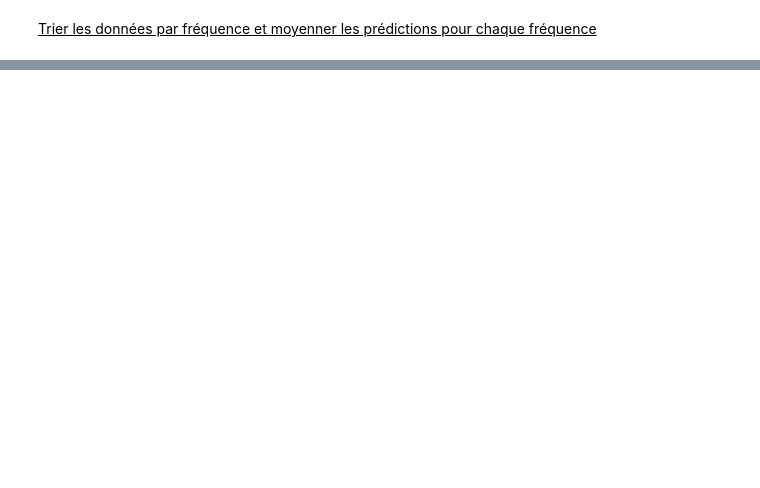
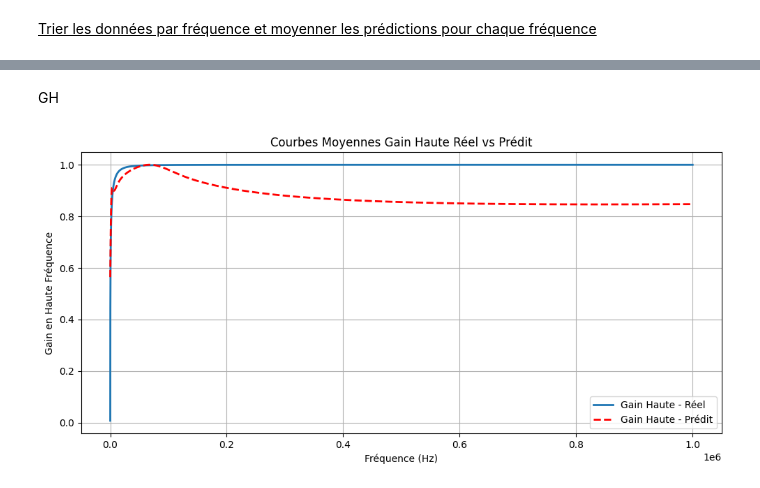
Before and after one commit to Dream-Team-L3MI/Projet_L3MI, a Jupyter notebook: Partie_2_S6/NN_test/RC_AC_pinns.ipynb, the cells around one changed output, grey strips where cells are left out. Drawn from its saved outputs; the diff is of its cells as text; code cells hidden in the pictures; blank space fills up the shorter version.

```diff
--- a/Partie_2_S6/NN_test/RC_AC_pinns.ipynb
+++ b/Partie_2_S6/NN_test/RC_AC_pinns.ipynb
@@ -310,0 +542,34 @@ plt.show()
+# %% [markdown]
+GH
+# %%
+import pandas as pd
+
+# Récupération des fréquences dénormalisées et des valeurs (réelles et prédites)
+frequencies = scaler_x.inverse_transform(X_tensor.numpy())[:, 3]
+gain_haute_true = Y_true_original_GH[:, 0]
+gain_haute_pred = predictions_original_GH[:, 0]
+
+# Créer un DataFrame pour regrouper et moyenner par fréquence
+df_plot = pd.DataFrame({
+    "Frequency": frequencies,
+    "Gain_haute_true": gain_haute_true,
+    "Gain_haute_pred": gain_haute_pred
+})
+
+# Regroupement par fréquence (moyenne pour chaque fréquence)
+df_mean = df_plot.groupby("Frequency").mean().reset_index()
+
+# Affichage de la courbe unique
+plt.figure(figsize=(10, 5))
+plt.plot(df_mean["Frequency"], df_mean["Gain_haute_true"], label="Gain Haute - Réel", linewidth=2)
+plt.plot(df_mean["Frequency"], df_mean["Gain_haute_pred"], label="Gain Haute - Prédit", linewidth=2, linestyle='--', color='red')
+
+plt.xlabel("Fréquence (Hz)")
+plt.ylabel("Gain en Haute Fréquence")
+plt.title("Courbes Moyennes Gain Haute Réel vs Prédit")
+plt.legend()
+plt.grid(True)
+plt.tight_layout()
+plt.show()
+# %% [output]
+[figure, added]
```
Also changed, not shown: parts of 19 cells of this notebook, 8 other files.
